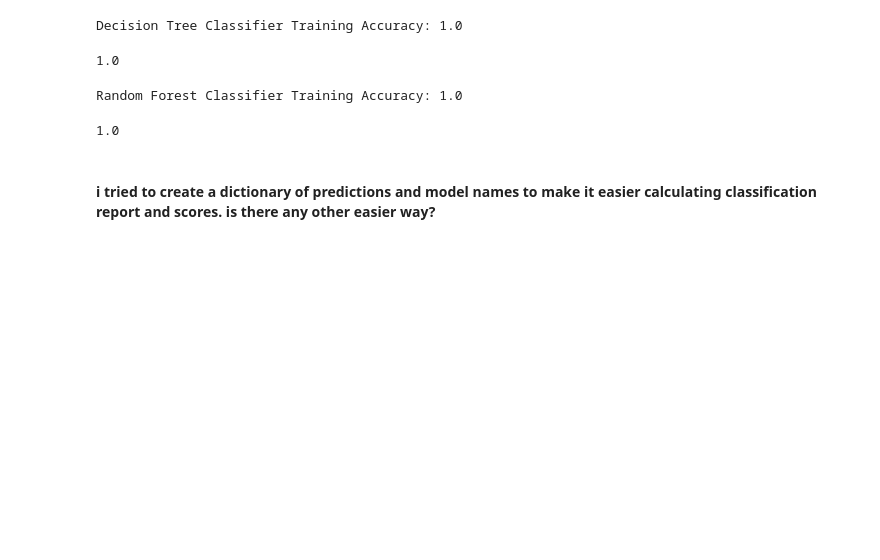
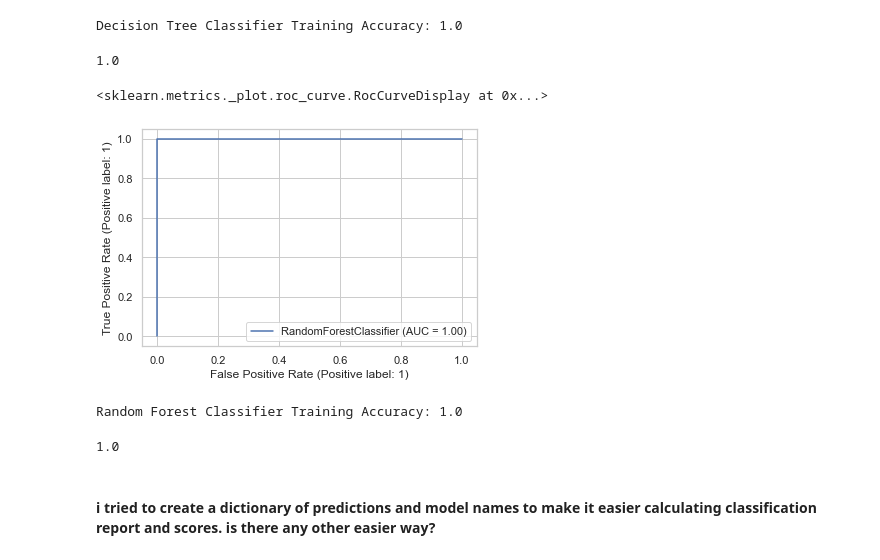
Before and after one commit to faikbak/01_first_notebook, a Jupyter notebook: capstone 3 cancer/capstone3 cancer.ipynb, the cells around one changed output. Drawn from its saved outputs; the diff is of its cells as text; code cells hidden in the pictures; blank space fills up the shorter version.

```diff
--- a/capstone 3 cancer/capstone3 cancer.ipynb
+++ b/capstone 3 cancer/capstone3 cancer.ipynb
@@ -432,6 +432,12 @@ tree.score(X_train, y_train)
 # %% [output]
 Decision Tree Classifier Training Accuracy: 1.0
 1.0
+# %%
+#random forest roc curve
+metrics.plot_roc_curve(forest, X_test, y_test)
+# %% [output]
+<sklearn.metrics._plot.roc_curve.RocCurveDisplay at 0x...>
+[figure, added]
 # %%
 print('Random Forest Classifier Training Accuracy:', forest.score(X_train, y_train)),
 forest.score(X_train, y_train)
```
Also changed, not shown: parts of 32 cells of this notebook.
